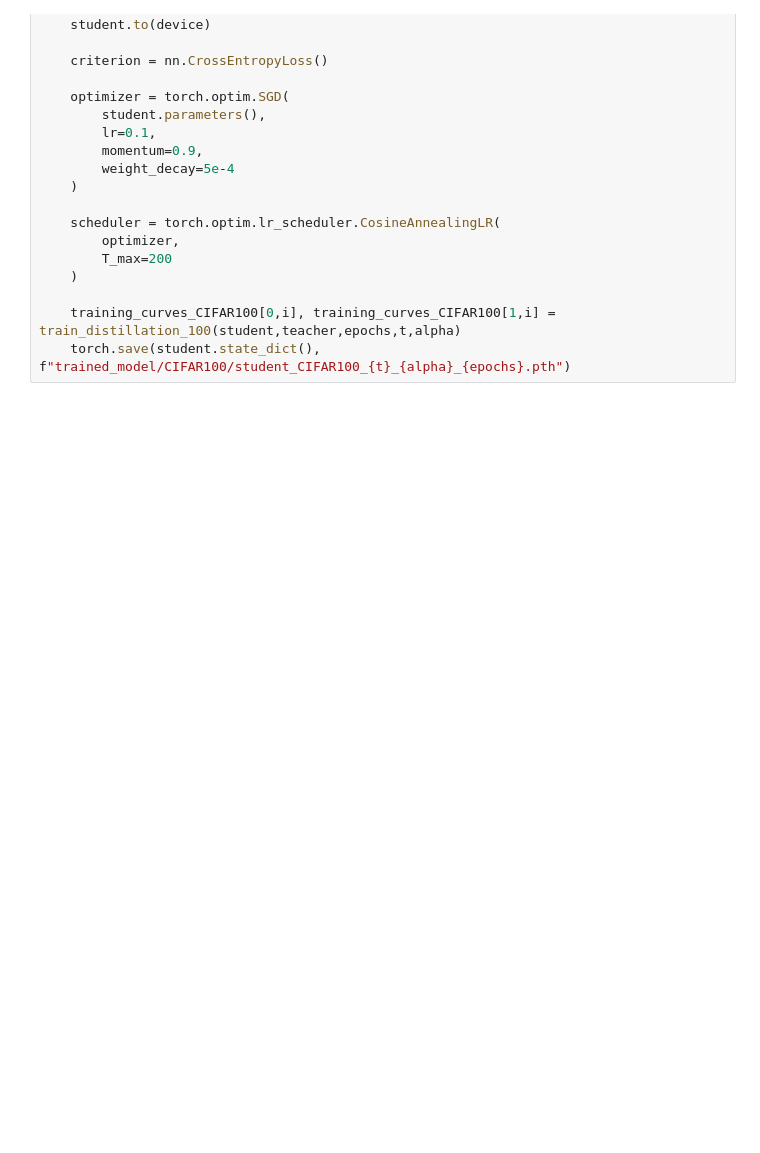
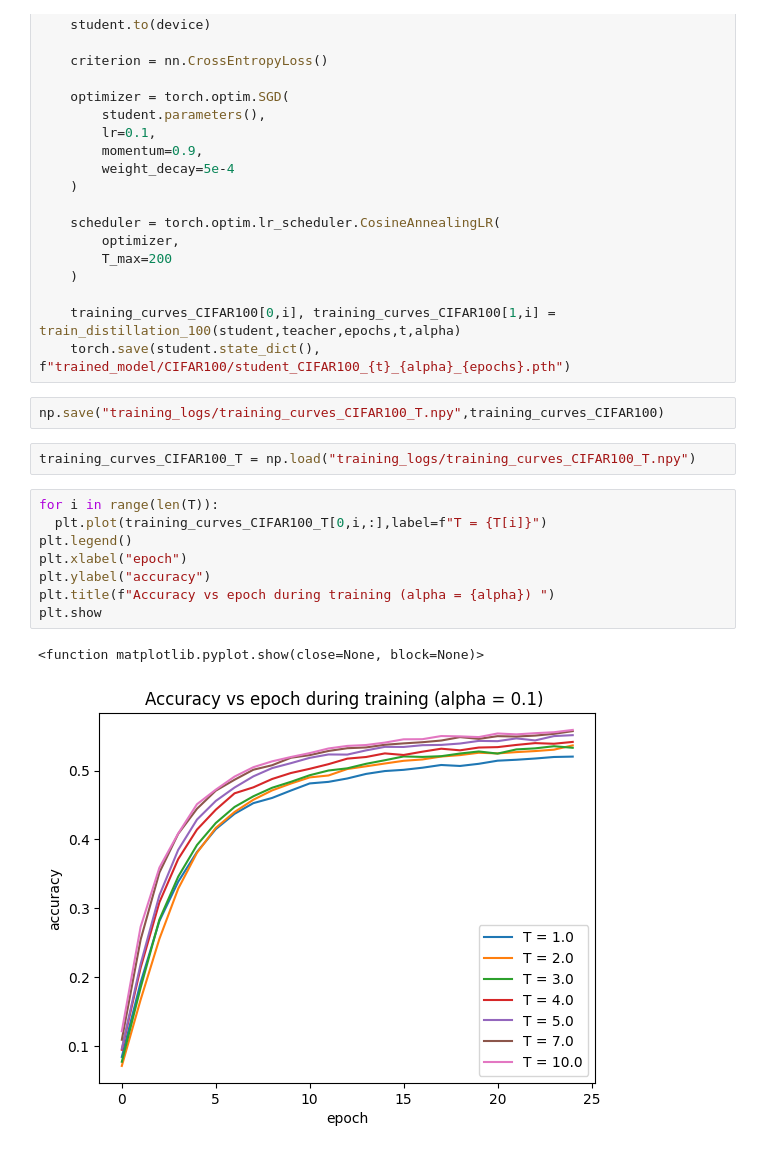
Before and after one commit to thomasdepic/SDD-distillation-de-model, a Jupyter notebook: illustration.ipynb, the cells around one changed output. Saved outputs shown, nothing was run; the diff lists cells and outputs as text; blank space fills up the shorter version.

```diff
--- a/illustration.ipynb
+++ b/illustration.ipynb
@@ -799,3 +816,18 @@ for i,t in enumerate(T) :
 
     training_curves_CIFAR100[0,i], training_curves_CIFAR100[1,i] = train_distillation_100(student,teacher,epochs,t,alpha)
     torch.save(student.state_dict(), f"trained_model/CIFAR100/student_CIFAR100_{t}_{alpha}_{epochs}.pth")
+# %%
+np.save("training_logs/training_curves_CIFAR100_T.npy",training_curves_CIFAR100)
+# %%
+training_curves_CIFAR100_T = np.load("training_logs/training_curves_CIFAR100_T.npy")
+# %%
+for i in range(len(T)):
+  plt.plot(training_curves_CIFAR100_T[0,i,:],label=f"T = {T[i]}")
+plt.legend()
+plt.xlabel("epoch")
+plt.ylabel("accuracy")
+plt.title(f"Accuracy vs epoch during training (alpha = {alpha}) ")
+plt.show
+# %% [output]
+<function matplotlib.pyplot.show(close=None, block=None)>
+[figure, added]
```
Also changed, not shown: parts of 23 cells of this notebook.
